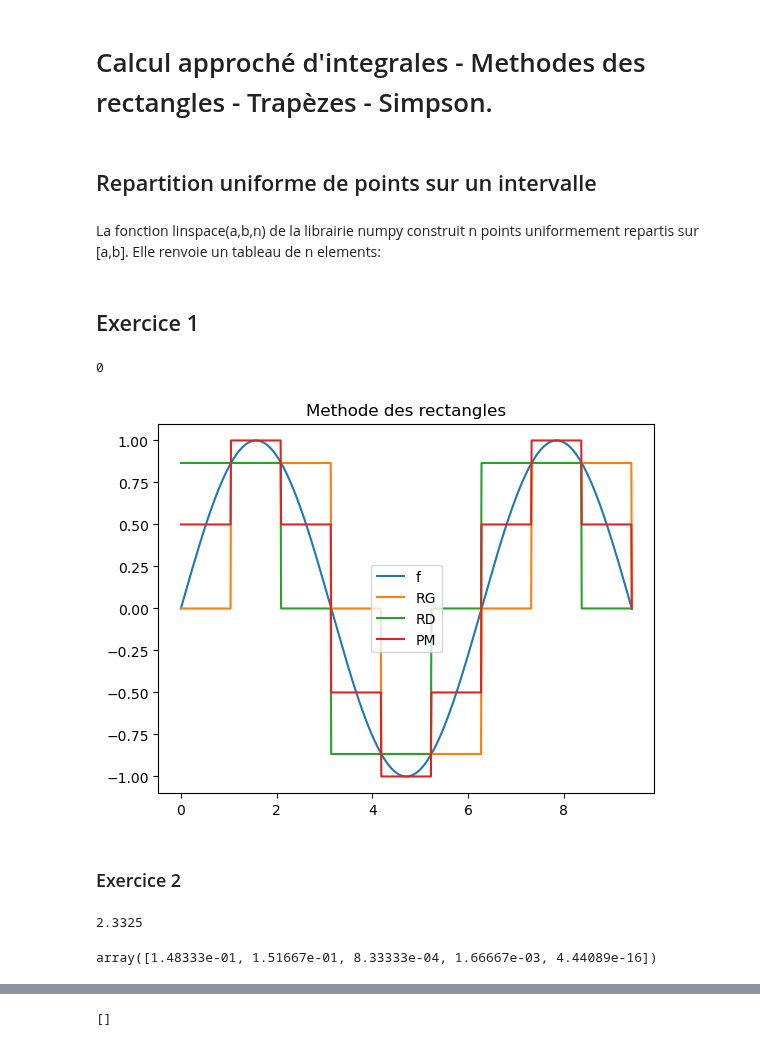
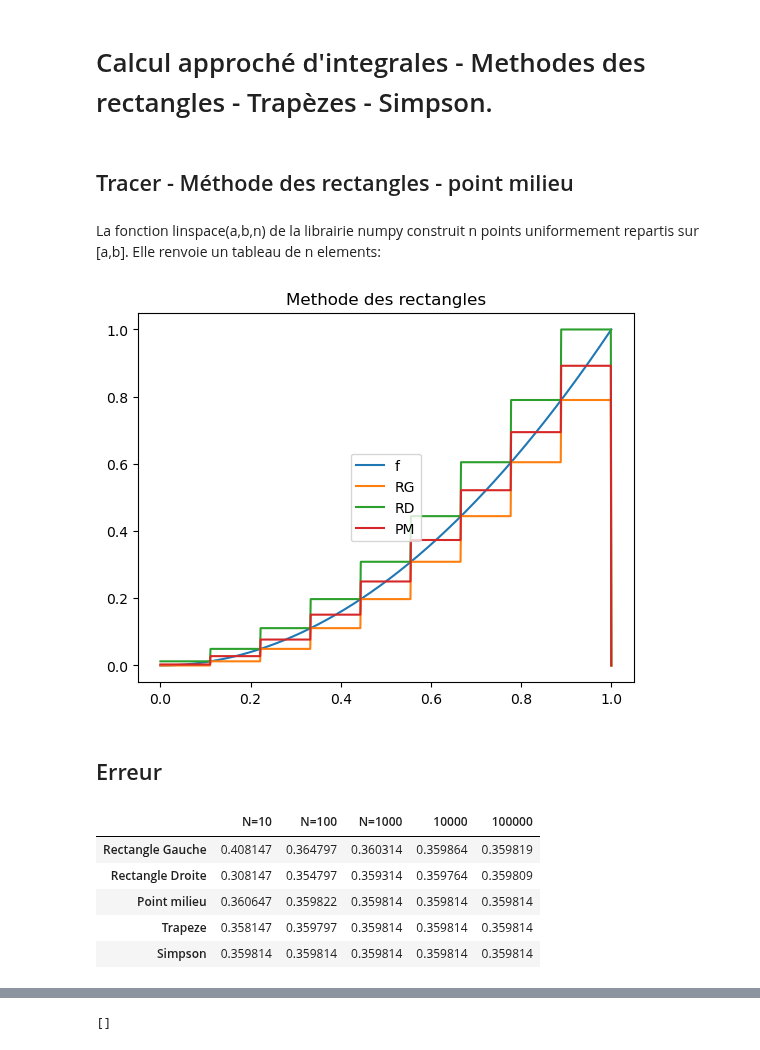
Before and after one commit to merebeyannick/Numerical-Mathematics, a Jupyter notebook: Approximated Integrals/Newton-cotes.ipynb, the cells around one changed output, grey strips where cells are left out. Cells and saved outputs as stored; diff of their text form; code cells hidden in the pictures.

```diff
--- a/Approximated Integrals/Newton-cotes.ipynb
+++ b/Approximated Integrals/Newton-cotes.ipynb
@@ -8,11 +8,9 @@ import matplotlib.pyplot as plt
 import time
 np.set_printoptions(precision =5 )
 # %% [markdown]
-## Repartition uniforme de points sur un intervalle
+## Tracer - Méthode des rectangles - point milieu
 # %% [markdown]
 La fonction linspace(a,b,n) de la librairie numpy construit n points uniformement repartis sur [a,b]. Elle renvoie un tableau de n elements:
-# %% [markdown]
-## Exercice 1
 # %%
 def trace_rect(f, a,b,N):
     n = 1000
@@ -45,4 +43,4 @@ def trace_rect(f, a,b,N):
     plt.legend(['f', 'RG', 'RD', 'PM'], loc = 'center')
     plt.title('Methode des rectangles')
 
-    return 0
+    # return 0
@@ -49,11 +51,7 @@ def trace_rect(f, a,b,N):
 # %%
-f = lambda x: -x**2
-trace_rect(np.sin, 0,3*np.pi,10)
+trace_rect(f1, 0,1,10)
 # %% [output]
-0
-[figure, old version]
+[figure, new version]
-# %% [markdown]
-### Exercice 2
 # %%
 def RG(f, a, b, N):
     s = 0
@@ -94,6 +92,8 @@ def Simpson(f, a,b,N):
         s += (f(x[i]) + 4*f((x[i]+x[i+1])/2) + f(x[i+1]))
     s = s*(b-a)/(6*N)
     return s
+# %% [markdown]
+## Erreur
 # %%
 def erreur(f, a,b,s,N):
     return np.array([abs(RG(f,a,b,N) - s), abs(RD(f,a,b,N) - s), abs(PM(f,a,b,N) - s), abs(Int_trap(f,a,b,N) - s), abs(Simpson(f,a,b,N)-s)])
@@ -104,15 +100,14 @@ f3 = lambda x: (x+1)**0.5
-# %%
-PM(f1,1,2,10)
-# %% [output]
-2.3325
-# %%
-erreur(f1,1,2,7/3,10)
-# %% [output]
-array([1.48333e-01, 1.51667e-01, 8.33333e-04, 1.66667e-03, 4.44089e-16])
 # %%
-# df = pd.DataFrame()
-# df = pd.concat([df,pd.DataFrame(erreur(f1,1,2, 7/3,10))], axis=1)
-# df = pd.concat([df,pd.DataFrame(erreur(f1,1,2, 7/3,100))], axis=1)
-# df = pd.concat([df,pd.DataFrame(erreur(f1,1,2, 7/3,1000))], axis=1)
-# df.columns = ['N=10', 'N=100', 'N=1000', 'N=10000', 'N=100000']
-# df.index = ['RG', 'RG', 'PM', 'Trap', 'Simp']
+df_er_f1 = pd.DataFrame()
+for i in [10**1, 10**2, 10**3, 10**4,10**5]:
+    df_er_f1 = pd.concat([df_er_f1,pd.DataFrame(erreur(f1,0,1,math.log(2),i))], axis=1)
+df_er_f1.columns = ['N=10', 'N=100', 'N=1000','10000','100000']
+df_er_f1.index = ['Rectangle Gauche', 'Rectangle Droite', 'Point milieu', 'Trapeze', 'Simpson']
+df_er_f1
+# %% [output]
+|  | N=10 | N=100 | N=1000 | 10000 | 100000 |
+| Rectangle Gauche | 0.408147 | 0.364797 | 0.360314 | 0.359864 | 0.359819 |
+| Rectangle Droite | 0.308147 | 0.354797 | 0.359314 | 0.359764 | 0.359809 |
+| Point milieu | 0.360647 | 0.359822 | 0.359814 | 0.359814 | 0.359814 |
+| Trapeze | 0.358147 | 0.359797 | 0.359814 | 0.359814 | 0.359814 |
+| Simpson | 0.359814 | 0.359814 | 0.359814 | 0.359814 | 0.359814 |
```
Also changed, not shown: parts of 15 cells of this notebook.
